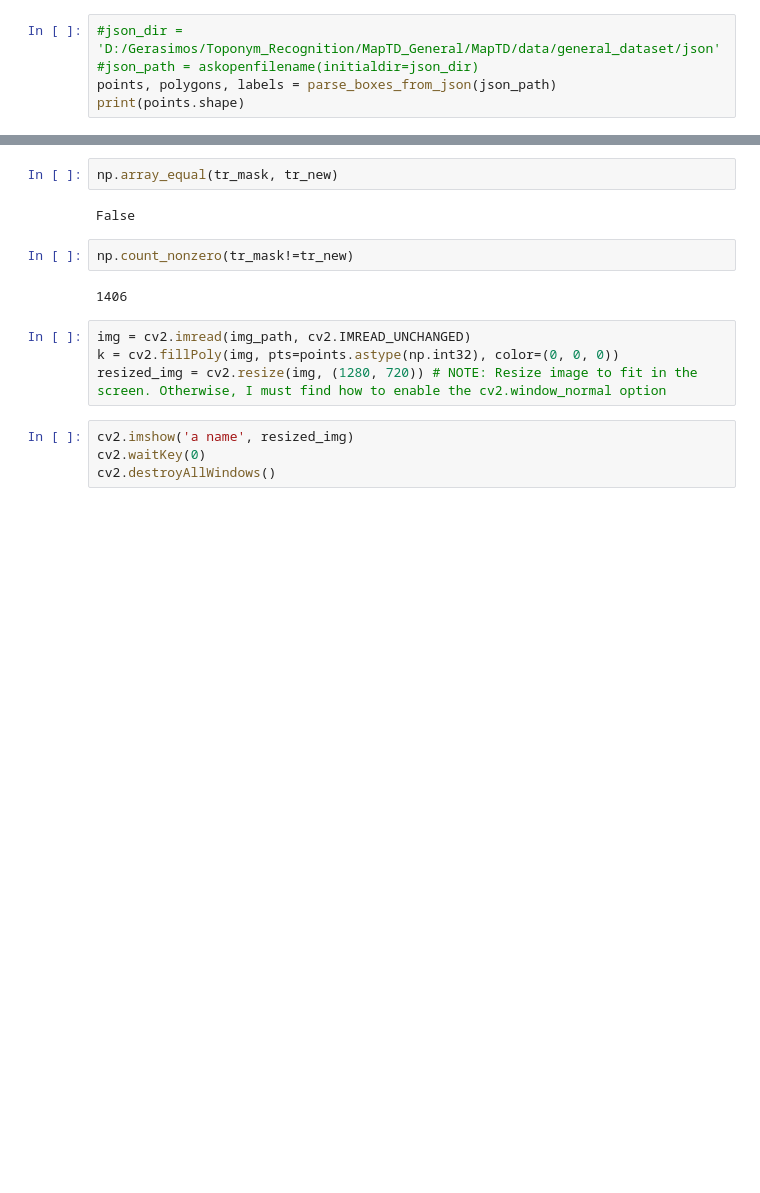
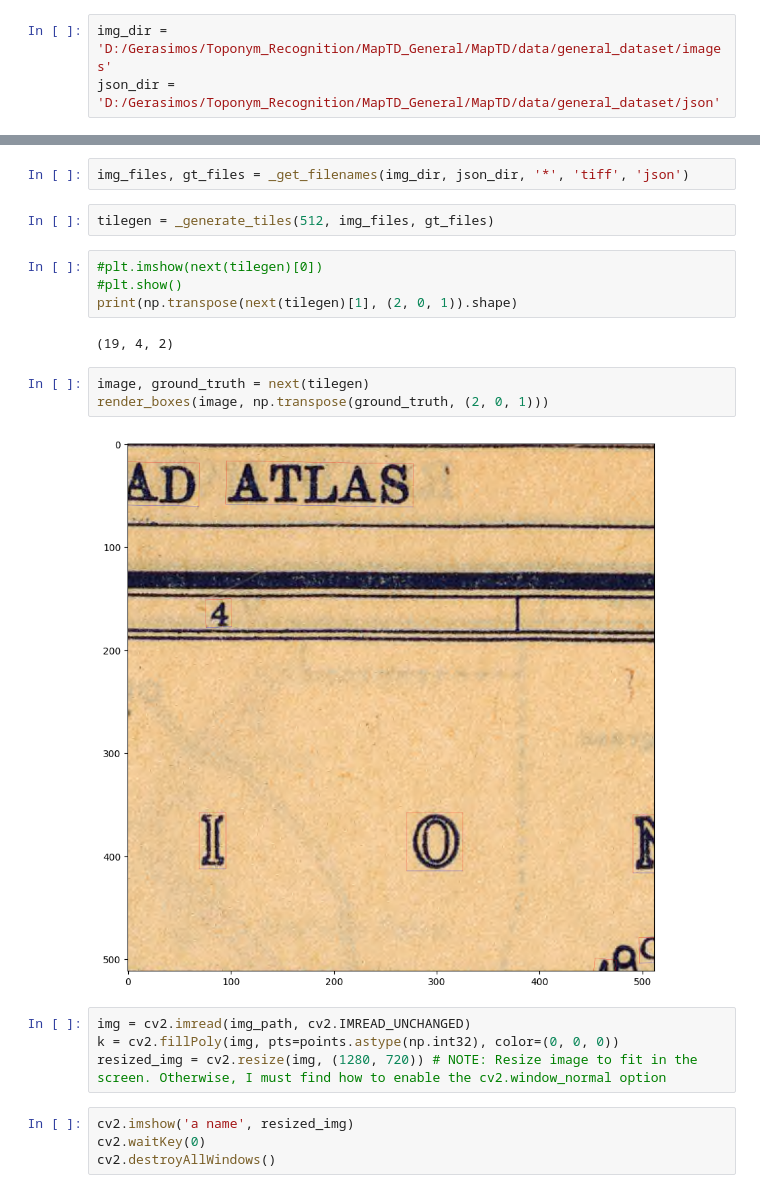
Before and after one commit to gerasimos-matidis/MapTD_TF2, a Jupyter notebook: gt_test.ipynb, the cells around one changed output, grey strips where cells are left out. Saved outputs shown, nothing was run; the diff lists cells and outputs as text; blank space fills up the shorter version.

```diff
--- a/gt_test.ipynb
+++ b/gt_test.ipynb
@@ -19,6 +20,4 @@ img_path = 'D:/Gerasimos/Toponym_Recognition/MapTD_General/MapTD/data/general_da
 img = plt.imread(img_path)
 # %%
-#json_dir = 'D:/Gerasimos/Toponym_Recognition/MapTD_General/MapTD/data/general_dataset/json'
-#json_path = askopenfilename(initialdir=json_dir)
-points, polygons, labels = parse_boxes_from_json(json_path)
-print(points.shape)
+img_dir = 'D:/Gerasimos/Toponym_Recognition/MapTD_General/MapTD/data/general_dataset/images'
+json_dir = 'D:/Gerasimos/Toponym_Recognition/MapTD_General/MapTD/data/general_dataset/json'
@@ -45,11 +24,18 @@ plt.show()
-# %%
-np.array_equal(tr_mask, tr_new)
-# %% [output]
-False
-# %%
-np.count_nonzero(tr_mask!=tr_new)
-# %% [output]
-1406
+# %%
+img_files, gt_files = _get_filenames(img_dir, json_dir, '*', 'tiff', 'json')
+# %%
+tilegen = _generate_tiles(512, img_files, gt_files)
+# %%
+#plt.imshow(next(tilegen)[0])
+#plt.show()
+print(np.transpose(next(tilegen)[1], (2, 0, 1)).shape)
+# %% [output]
+(19, 4, 2)
+# %%
+image, ground_truth = next(tilegen)
+render_boxes(image, np.transpose(ground_truth, (2, 0, 1)))
+# %% [output]
+[figure, added]
 # %%
 img = cv2.imread(img_path, cv2.IMREAD_UNCHANGED)
 k = cv2.fillPoly(img, pts=points.astype(np.int32), color=(0, 0, 0))
```
Also changed, not shown: parts of 8 cells of this notebook, 1 other file.
